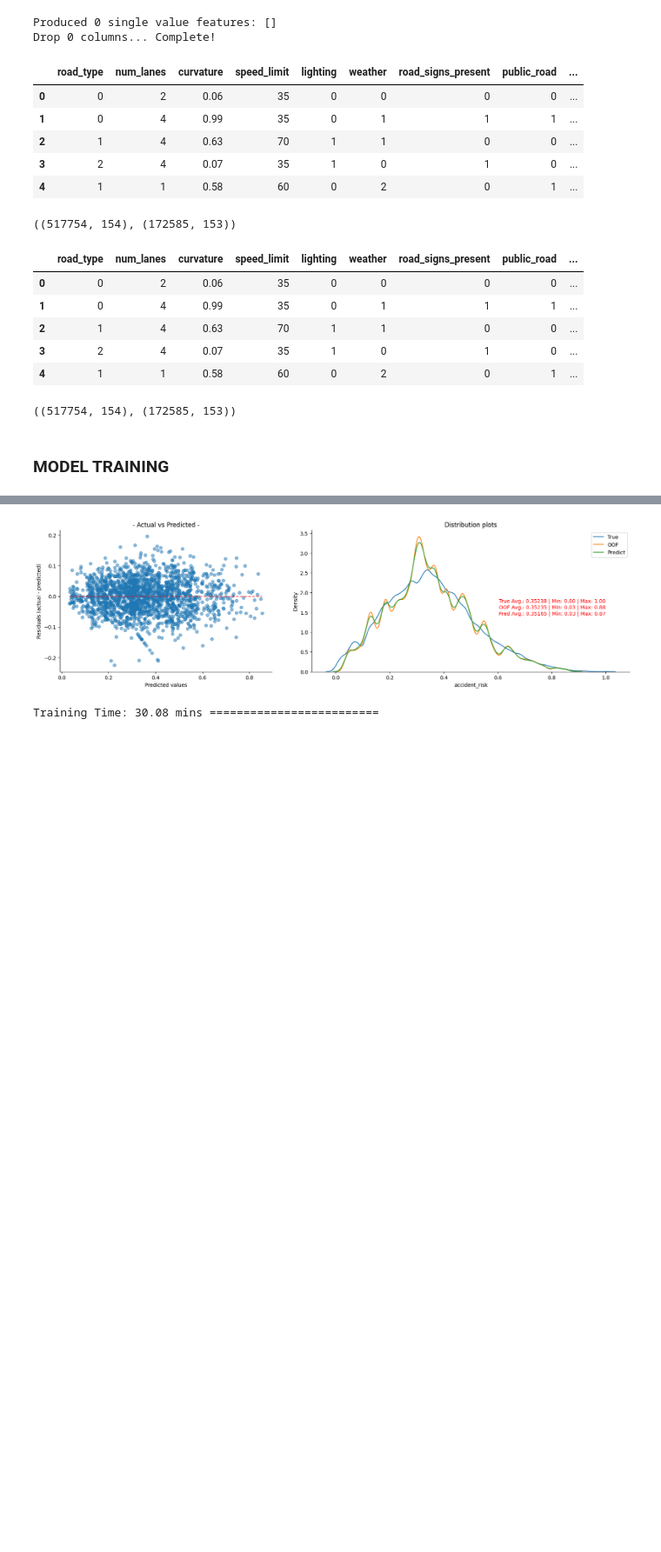
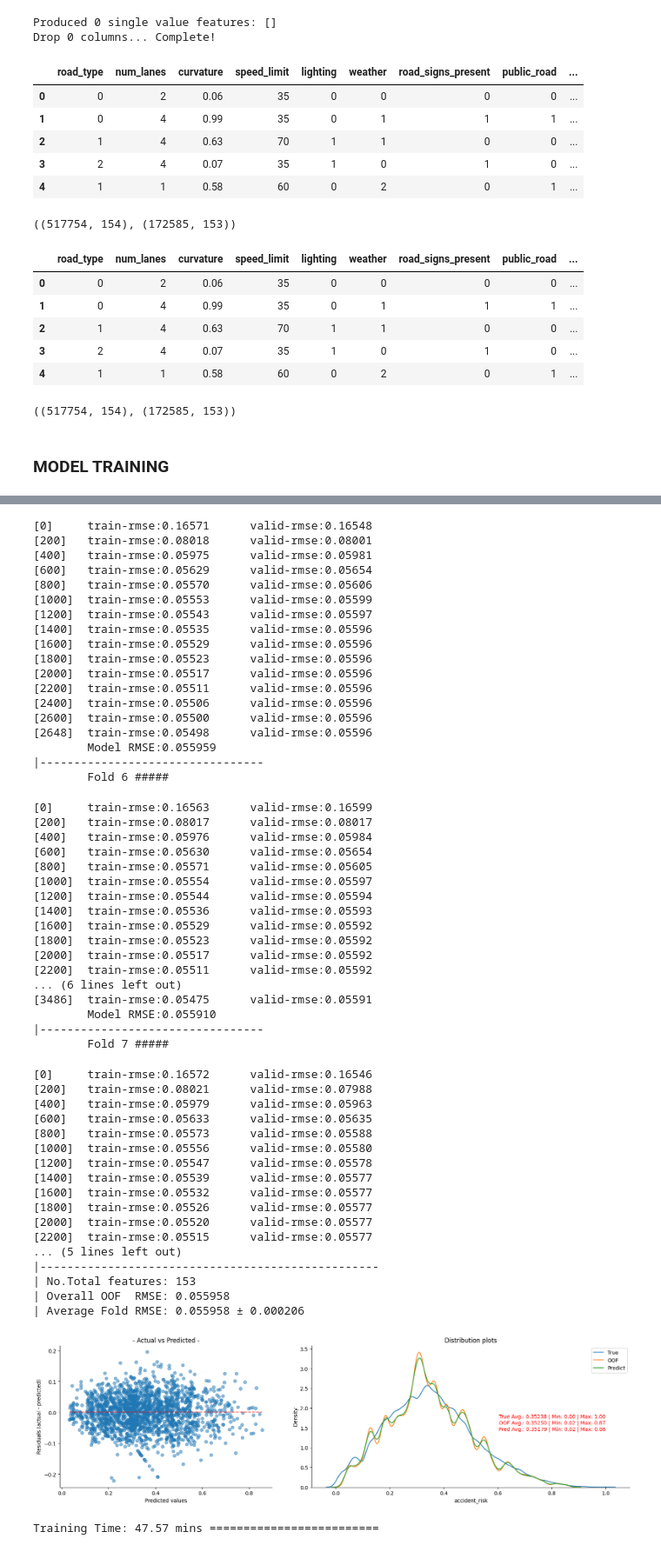
Before and after one commit to coded-sly/s5e10-Road-Accident-Risk, a Jupyter notebook: s5e10-xgb-meta.ipynb, the cells around one changed output, grey strips where cells are left out. Shown at 87% size. Cells and saved outputs as stored; diff of their text form; code cells hidden in the pictures; blank space fills up the shorter version.

```diff
--- a/s5e10-xgb-meta.ipynb
+++ b/s5e10-xgb-meta.ipynb
@@ -520,7 +520,7 @@ fold_scores = []
 X = train.drop(TARGET, axis=1)
 y = train[TARGET]
 
-FOLDS = 3
+FOLDS = 7
 kf = KFold(n_splits=FOLDS, shuffle=True, random_state=SEED)
 rand_seeds = np.ceil(np.linspace(SEED, 2005, FOLDS)).astype(int)
 
@@ -562,7 +562,7 @@ for fold, (t_idx, v_idx) in enumerate(kf.split(X)):
     model = xgb.train(
         params,
         dtrain,
-        num_boost_round = 20_000,
+        num_boost_round = 10000,
         evals = [(dtrain, "train"), (dval, "valid")],
         early_stopping_rounds = 300,
         verbose_eval = 200,
@@ -617,12 +617,12 @@ plt.legend()
 plt.tight_layout()
 plt.show()
 
-name = f"xgbDEP" + f"{overall_score:.6f}".split('.')[1]
+name = f"xgbDEP_" + f"{overall_score:.6f}".split('.')[1]
 oof_final  = pd.DataFrame(oof_preds, columns=[name])
 test_final = pd.DataFrame(test_preds, columns=[name])
 
 tok = time()
-tiktok = (tok-tik)/60
+tiktok = (tok-tik) / 60
 print(f"Training Time: {tiktok:.2f} mins {'='*25}")
 # %% [output]
 ℹ️ Device: CPU 4 cores
@@ -684,5 +701,57 @@ print(f"Training Time: {tiktok:.2f} mins {'='*25}")
+[0]     train-rmse:0.16571      valid-rmse:0.16548
+[200]   train-rmse:0.08018      valid-rmse:0.08001
+[400]   train-rmse:0.05975      valid-rmse:0.05981
+[600]   train-rmse:0.05629      valid-rmse:0.05654
+[800]   train-rmse:0.05570      valid-rmse:0.05606
+[1000]  train-rmse:0.05553      valid-rmse:0.05599
+[1200]  train-rmse:0.05543      valid-rmse:0.05597
+[1400]  train-rmse:0.05535      valid-rmse:0.05596
+[1600]  train-rmse:0.05529      valid-rmse:0.05596
+[1800]  train-rmse:0.05523      valid-rmse:0.05596
+[2000]  train-rmse:0.05517      valid-rmse:0.05596
+[2200]  train-rmse:0.05511      valid-rmse:0.05596
+[2400]  train-rmse:0.05506      valid-rmse:0.05596
+[2600]  train-rmse:0.05500      valid-rmse:0.05596
+[2648]  train-rmse:0.05498      valid-rmse:0.05596
+        Model RMSE:0.055959
+|---------------------------------
+        Fold 6 #####
+[0]     train-rmse:0.16563      valid-rmse:0.16599
+[200]   train-rmse:0.08017      valid-rmse:0.08017
+[400]   train-rmse:0.05976      valid-rmse:0.05984
+[600]   train-rmse:0.05630      valid-rmse:0.05654
+[800]   train-rmse:0.05571      valid-rmse:0.05605
+[1000]  train-rmse:0.05554      valid-rmse:0.05597
+[1200]  train-rmse:0.05544      valid-rmse:0.05594
+[1400]  train-rmse:0.05536      valid-rmse:0.05593
+[1600]  train-rmse:0.05529      valid-rmse:0.05592
+[1800]  train-rmse:0.05523      valid-rmse:0.05592
+[2000]  train-rmse:0.05517      valid-rmse:0.05592
+[2200]  train-rmse:0.05511      valid-rmse:0.05592
+... (6 lines left out)
+[3486]  train-rmse:0.05475      valid-rmse:0.05591
+        Model RMSE:0.055910
+|---------------------------------
+        Fold 7 #####
+[0]     train-rmse:0.16572      valid-rmse:0.16546
+[200]   train-rmse:0.08021      valid-rmse:0.07988
+[400]   train-rmse:0.05979      valid-rmse:0.05963
+[600]   train-rmse:0.05633      valid-rmse:0.05635
+[800]   train-rmse:0.05573      valid-rmse:0.05588
+[1000]  train-rmse:0.05556      valid-rmse:0.05580
+[1200]  train-rmse:0.05547      valid-rmse:0.05578
+[1400]  train-rmse:0.05539      valid-rmse:0.05577
+[1600]  train-rmse:0.05532      valid-rmse:0.05577
+[1800]  train-rmse:0.05526      valid-rmse:0.05577
+[2000]  train-rmse:0.05520      valid-rmse:0.05577
+[2200]  train-rmse:0.05515      valid-rmse:0.05577
+... (5 lines left out)
+|--------------------------------------------------
+| No.Total features: 153
+| Overall OOF  RMSE: 0.055958
+| Average Fold RMSE: 0.055958 ± 0.000206
-[figure, old version]
+[figure, new version]
-Training Time: 30.08 mins =========================
+Training Time: 47.57 mins =========================
 # %%
 X_train_enc.info()
 # %% [output]
```
Also changed, not shown: parts of 5 cells of this notebook.
